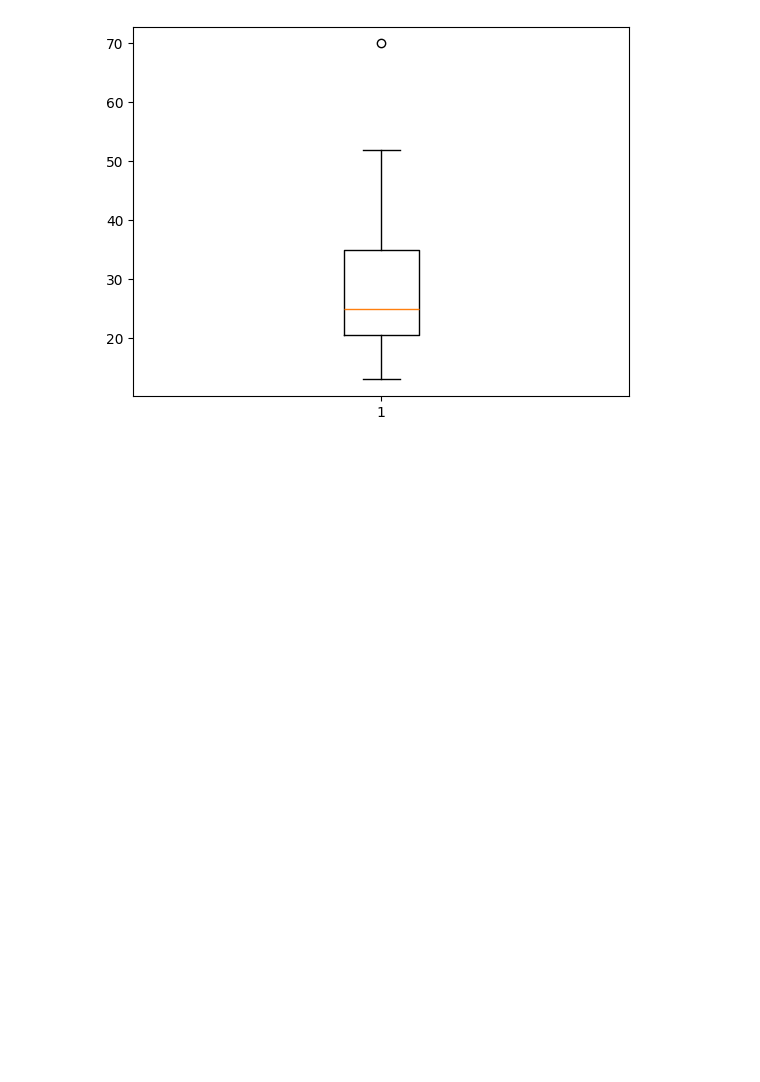
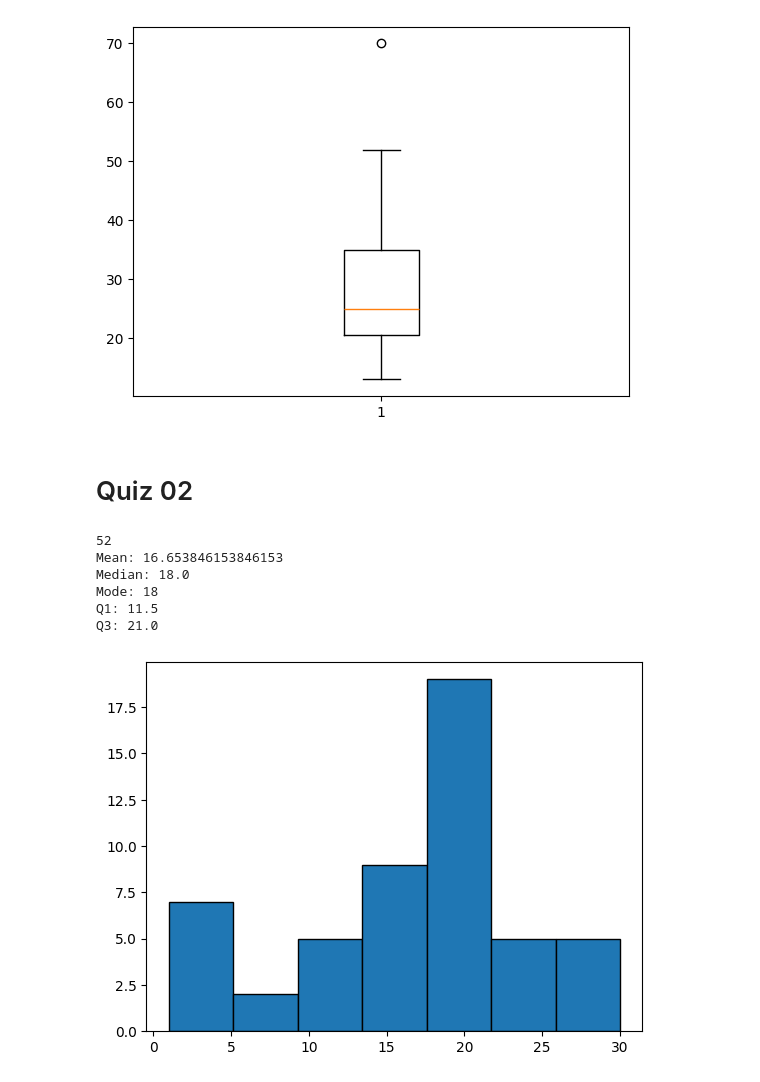
Before and after one commit to ddhuu/Data-Science, a Jupyter notebook: Review Excercises/code.ipynb, the cells around one changed output. Drawn from its saved outputs; the diff is of its cells as text; code cells hidden in the pictures; blank space fills up the shorter version.

Commit message:
Add Quiz 3

```diff
--- a/Review Excercises/code.ipynb
+++ b/Review Excercises/code.ipynb
@@ -41,3 +41,39 @@ Midrange: 41.5
 Q1: 20.5
 Q3: 35.0
 [figure]
+# %% [markdown]
+# Quiz 02
+# %%
+
+prices = [1, 1, 5, 5, 5, 5, 5, 8, 8, 10, 10, 10, 10, 12, 14, 14, 14, 15, 15, 15, 15, 15, 15, 18, 18, 18, 18, 18, 18, 18, 18, 20, 20, 20, 20, 20, 20, 20, 21, 21, 21, 21, 25, 25, 25, 25, 25, 28, 28, 30, 30, 30]
+
+# Calculate the mean
+print(len(prices))
+mean = statistics.mean(prices)
+print(f"Mean: {mean}")
+
+# Calculate the median
+median = statistics.median(prices)
+print(f"Median: {median}")
+
+# Find the mode
+mode = statistics.mode(prices)
+print(f"Mode: {mode}")
+
+# Calculate the first (Q1) and third (Q3) quartiles
+Q1 = np.percentile(prices, 25)
+Q3 = np.percentile(prices, 75)
+print(f"Q1: {Q1}")
+print(f"Q3: {Q3}")
+
+# Draw a histogram of the data
+plt.hist(prices, bins=7, edgecolor='black')
+plt.show()
+# %% [output]
+52
+Mean: 16.653846153846153
+Median: 18.0
+Mode: 18
+Q1: 11.5
+Q3: 21.0
+[figure, added]
```
Also changed, not shown: parts of 2 cells of this notebook.
